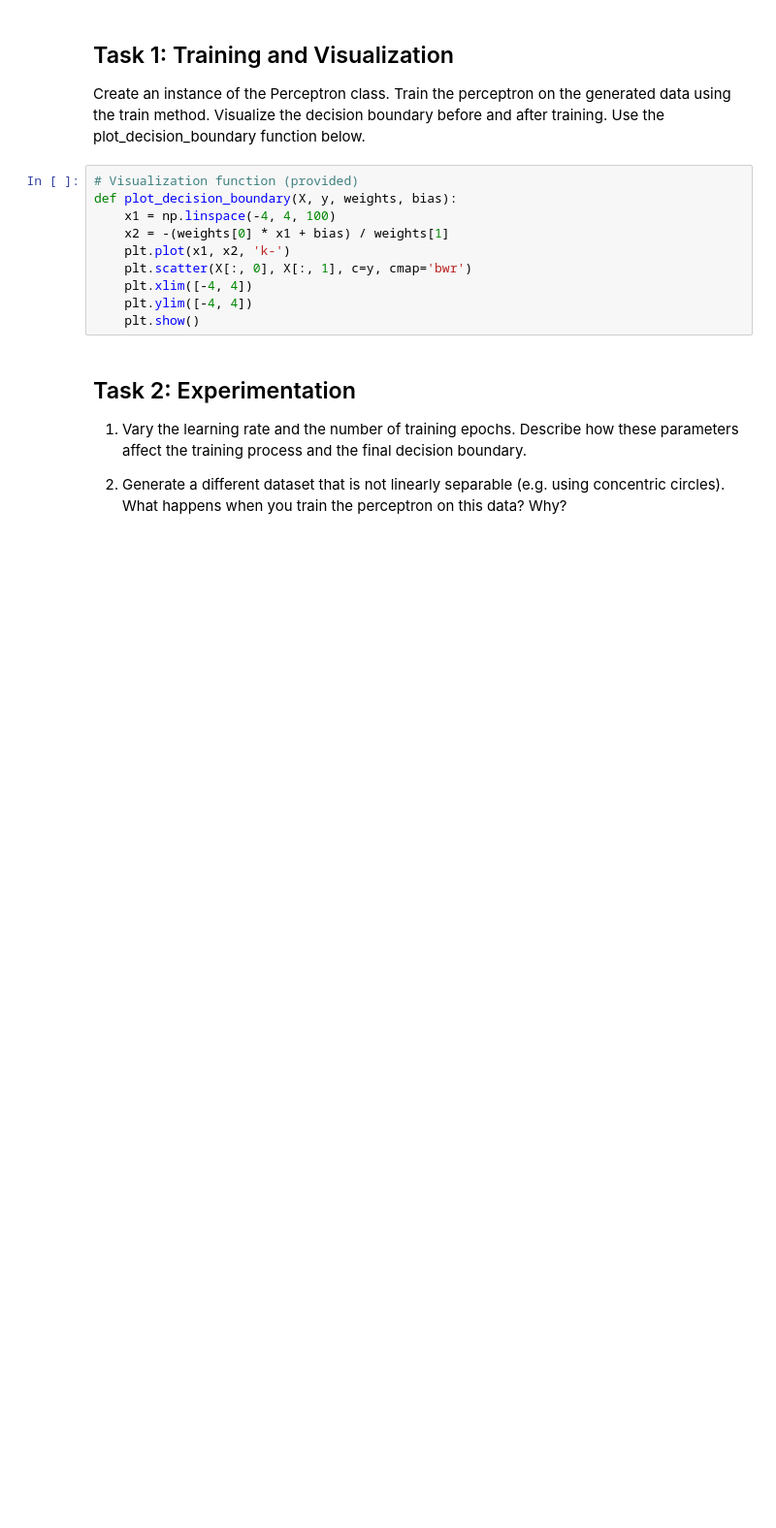
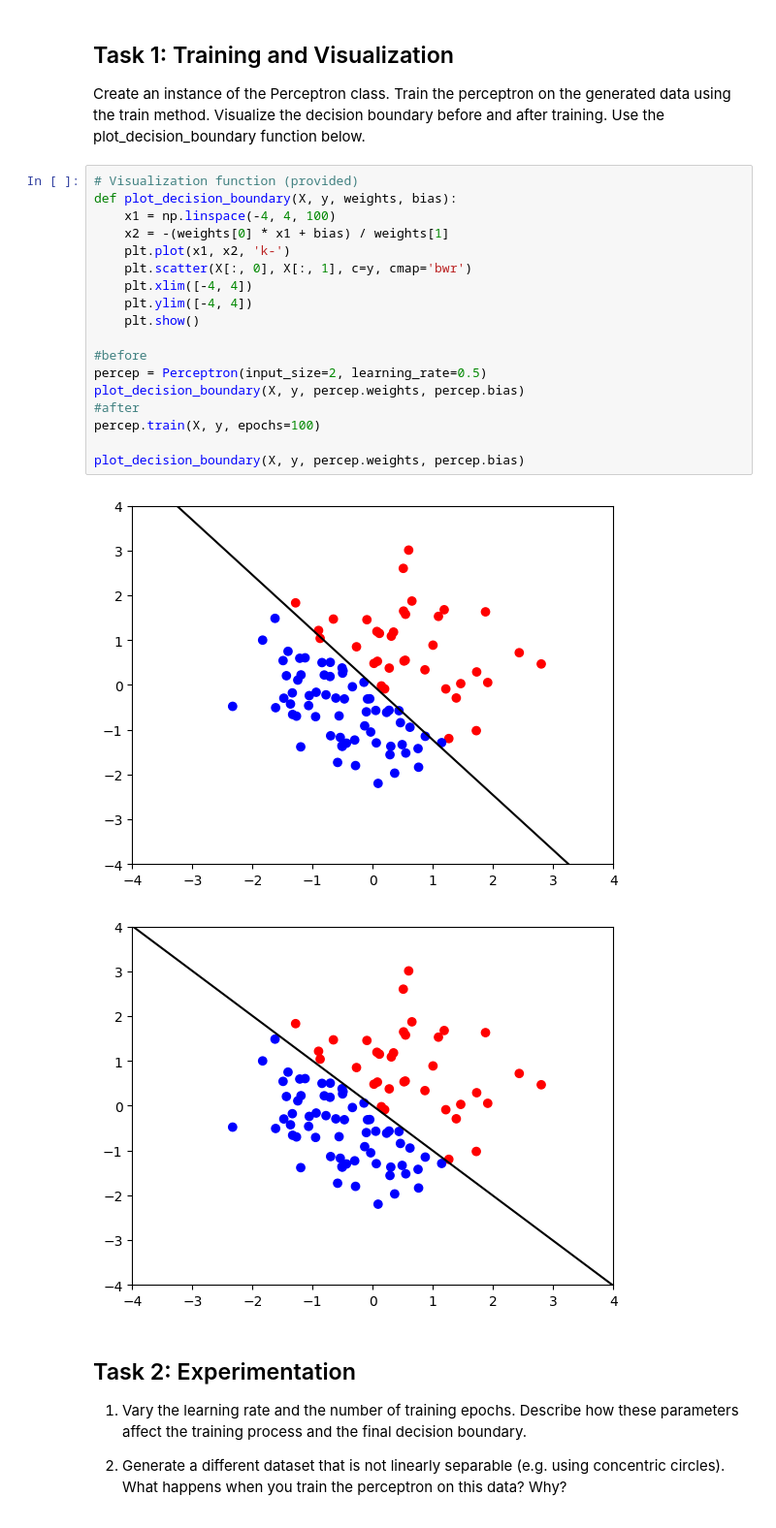
Before and after one commit to VincVX/Uni-NN, a Jupyter notebook: BiologicalNeuron.ipynb, the cells around one changed output. Shown at 97% size. Saved outputs shown, nothing was run; the diff lists cells and outputs as text; blank space fills up the shorter version.

```diff
--- a/BiologicalNeuron.ipynb
+++ b/BiologicalNeuron.ipynb
@@ -320,13 +430,24 @@ Create an instance of the Perceptron class.
 # %%
 # Visualization function (provided)
 def plot_decision_boundary(X, y, weights, bias):
     x1 = np.linspace(-4, 4, 100)
     x2 = -(weights[0] * x1 + bias) / weights[1]
     plt.plot(x1, x2, 'k-')
     plt.scatter(X[:, 0], X[:, 1], c=y, cmap='bwr')
     plt.xlim([-4, 4])
     plt.ylim([-4, 4])
     plt.show()
+
+#before
+percep = Perceptron(input_size=2, learning_rate=0.5)
+plot_decision_boundary(X, y, percep.weights, percep.bias)
+#after
+percep.train(X, y, epochs=100)
+
+plot_decision_boundary(X, y, percep.weights, percep.bias)
+# %% [output]
+[figure, added]
+[figure, added]
 # %% [markdown]
 
 ## Task 2: Experimentation
```
Also changed, not shown: parts of 8 cells of this notebook.
